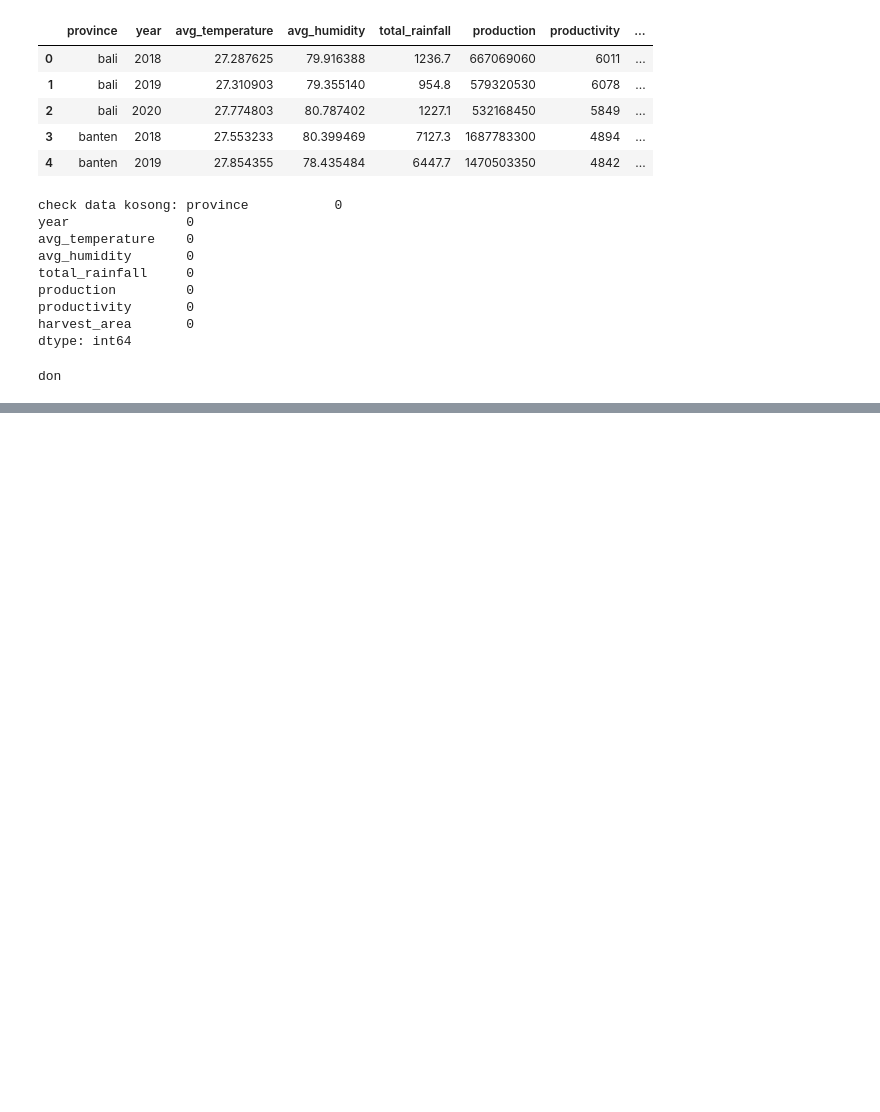
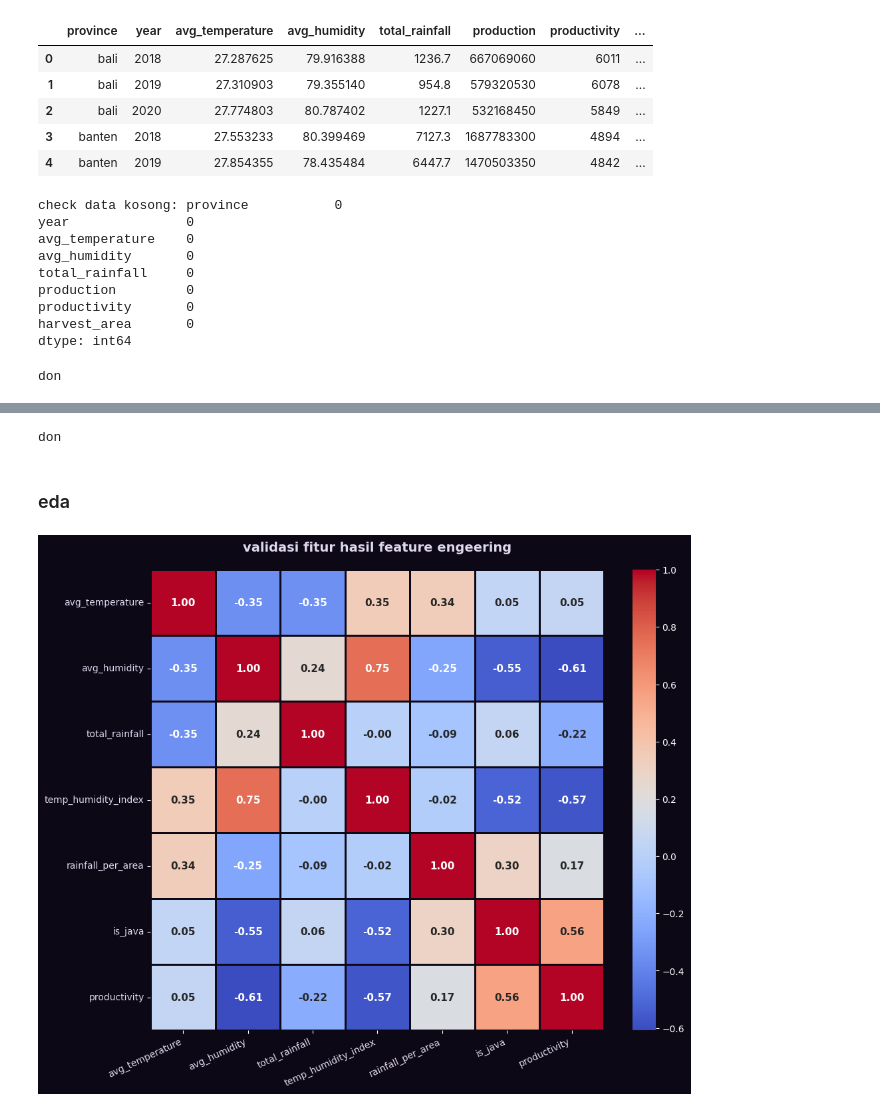
Before and after one commit to melinda-ab/prediksi-kondisi-cuaca-optimal-untuk-bertanam, a Jupyter notebook: main.ipynb, the cells around one changed output, grey strips where cells are left out. Cells and saved outputs as stored; diff of their text form; code cells hidden in the pictures; blank space fills up the shorter version.

```diff
--- a/main.ipynb
+++ b/main.ipynb
@@ -306,0 +411,29 @@ don
+# %%
+os.makedirs('data/processed', exist_ok=True)
+df_features.to_csv('data/processed/df_features.csv', index=False)
+
+print("don")
+# %% [output]
+don
+# %% [markdown]
+### eda
+# %%
+#heatmap
+plt.figure(figsize=(11, 9))
+fig = plt.gcf()
+fig.patch.set_facecolor(fig_color)
+ax = plt.gca()
+ax.set_facecolor(ax_color)
+
+fitur_validasi = ['avg_temperature', 'avg_humidity', 'total_rainfall', 'temp_humidity_index', 'rainfall_per_area', 'is_java', 'productivity']
+
+korelasi_baru = df_features[fitur_validasi].corr()
+
+sns.heatmap(korelasi_baru, annot=True, cmap='coolwarm', fmt=".2f", linewidths=1, linecolor=fig_color, annot_kws={"size": 11, "weight": "bold"})
+
+plt.title('validasi fitur hasil feature engeering', color=teks_color, fontsize=14, fontweight='bold', pad=20)
+plt.xticks(color=teks_color, rotation=25, ha='right')
+plt.yticks(color=teks_color)
+plt.show()
+# %% [output]
+[figure, added]
```
Also changed, not shown: parts of 11 cells of this notebook, 1 other file.
